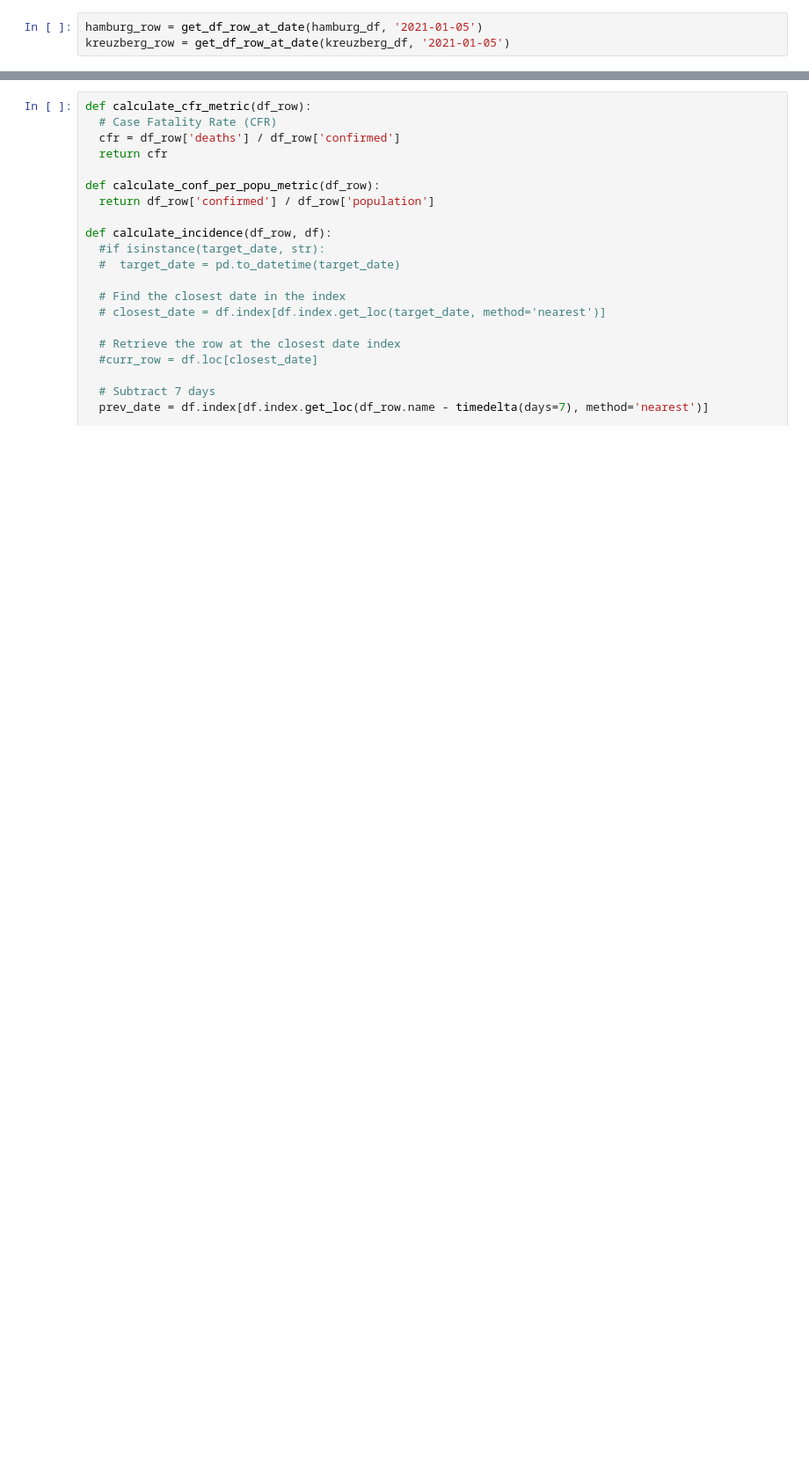
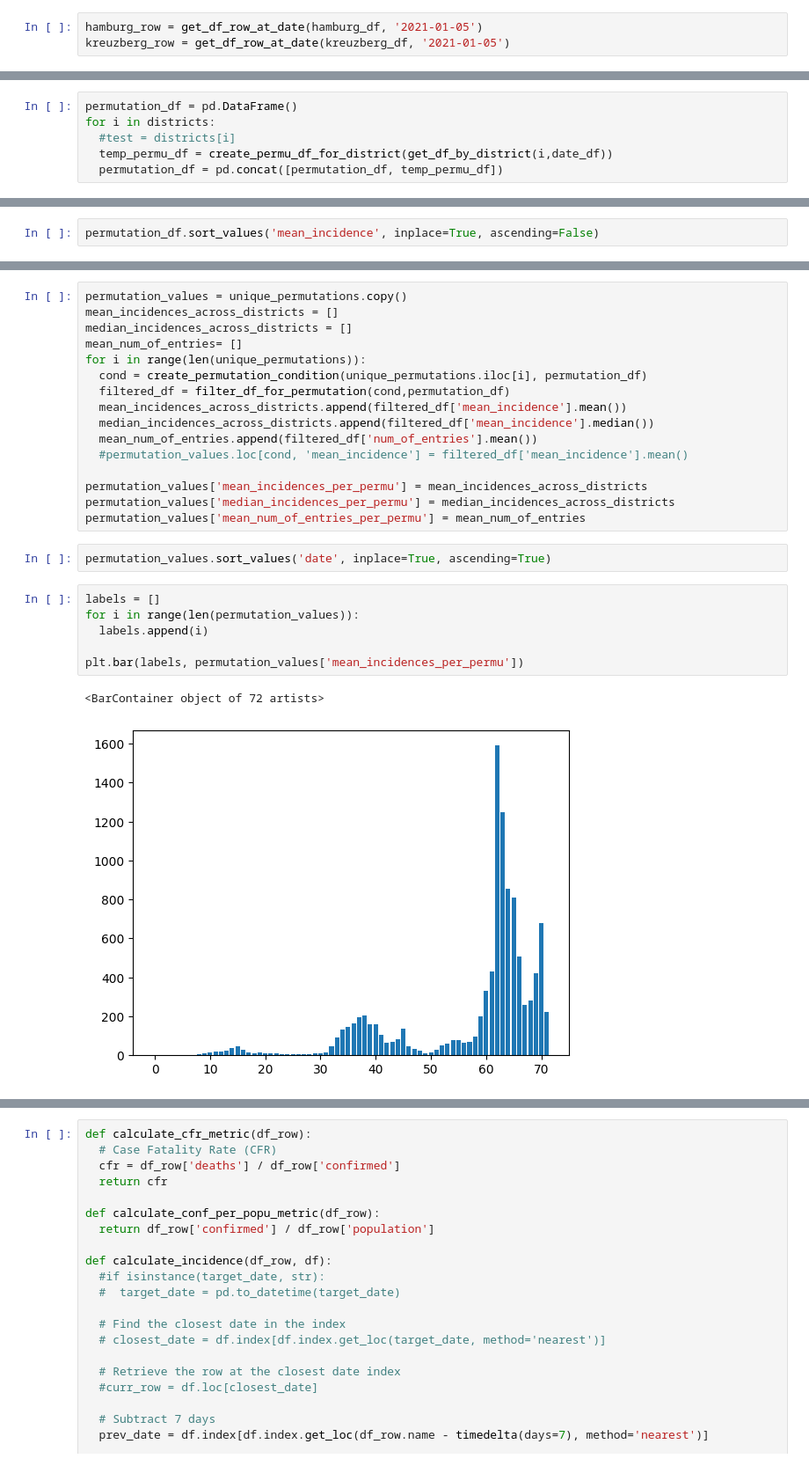
Before and after one commit to mario-dg/KI-Gruppe-03, a Jupyter notebook: AI_COV_19.ipynb, the cells around one changed output, grey strips where cells are left out. Shown at 88% size. Drawn from its saved outputs; the diff is of its cells as text; blank space fills up the shorter version.

Commit message:
created permutation dataframes

```diff
--- a/AI_COV_19.ipynb
+++ b/AI_COV_19.ipynb
@@ -368,0 +442,6 @@ kreuzberg_row = get_df_row_at_date(kreuzberg_df, '2021-01-05')
+# %%
+permutation_df = pd.DataFrame()
+for i in districts:
+  #test = districts[i]
+  temp_permu_df = create_permu_df_for_district(get_df_by_district(i,date_df))
+  permutation_df = pd.concat([permutation_df, temp_permu_df])
@@ -368,0 +466,2 @@ kreuzberg_row = get_df_row_at_date(kreuzberg_df, '2021-01-05')
+# %%
+permutation_df.sort_values('mean_incidence', inplace=True, ascending=False)
@@ -368,0 +483,27 @@ kreuzberg_row = get_df_row_at_date(kreuzberg_df, '2021-01-05')
+# %%
+permutation_values = unique_permutations.copy()
+mean_incidences_across_districts = []
+median_incidences_across_districts = []
+mean_num_of_entries= []
+for i in range(len(unique_permutations)):
+  cond = create_permutation_condition(unique_permutations.iloc[i], permutation_df)
+  filtered_df = filter_df_for_permutation(cond,permutation_df)
+  mean_incidences_across_districts.append(filtered_df['mean_incidence'].mean())
+  median_incidences_across_districts.append(filtered_df['mean_incidence'].median())
+  mean_num_of_entries.append(filtered_df['num_of_entries'].mean())
+  #permutation_values.loc[cond, 'mean_incidence'] = filtered_df['mean_incidence'].mean()
+
+permutation_values['mean_incidences_per_permu'] = mean_incidences_across_districts
+permutation_values['median_incidences_per_permu'] = median_incidences_across_districts
+permutation_values['mean_num_of_entries_per_permu'] = mean_num_of_entries
+# %%
+permutation_values.sort_values('date', inplace=True, ascending=True)
+# %%
+labels = []
+for i in range(len(permutation_values)):
+  labels.append(i)
+
+plt.bar(labels, permutation_values['mean_incidences_per_permu'])
+# %% [output]
+<BarContainer object of 72 artists>
+[figure, added]
```
Also changed, not shown: parts of 49 cells of this notebook.
